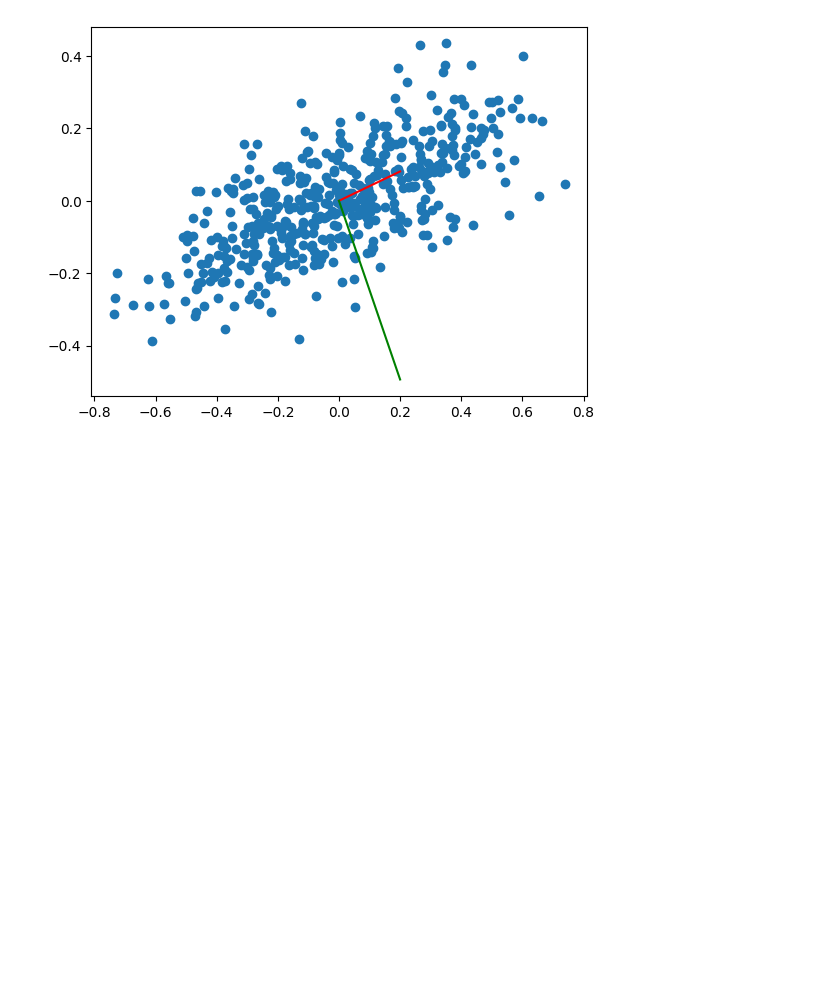
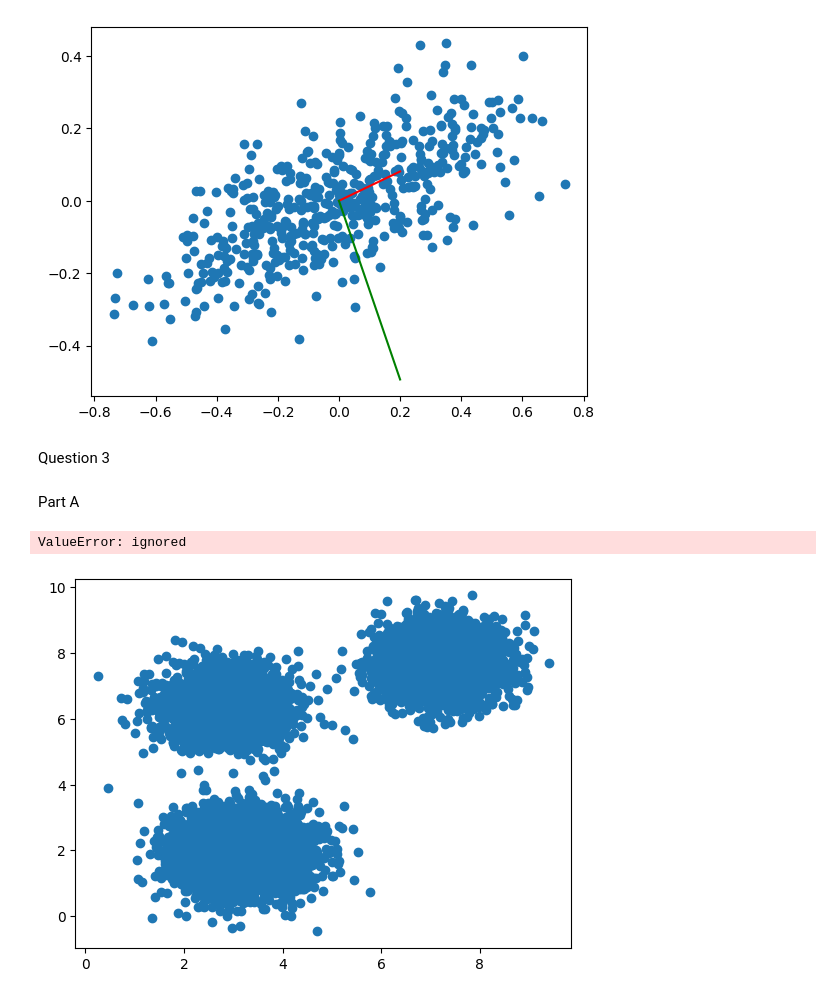
Before and after one commit to JGrant3101/ME4MachineLearning, a Jupyter notebook: Tutorial9.ipynb, the cells around one changed output. Saved outputs shown, nothing was run; the diff lists cells and outputs as text; code cells hidden in the pictures; blank space fills up the shorter version.

```diff
--- a/Tutorial9.ipynb
+++ b/Tutorial9.ipynb
@@ -122,3 +122,30 @@ print(angle)
 # %% [output]
 22.063001935333475
 [figure]
+# %% [markdown]
+Question 3
+# %% [markdown]
+Part A
+# %%
+# Firstly want to import the dataset
+dataset1 = pandas.read_csv('/content/volts.csv')
+# Assigning data
+x1 = np.array(dataset1['x1'][:])
+x2 = np.array(dataset1['x2'][:])
+y1 = np.array(dataset1['y1'][:])
+y2 = np.array(dataset1['y2'][:])
+
+# Plotting the y values
+figcw1, axcw1 = plt.subplots()
+plt.scatter(y1, y2)
+
+# As can be seen from the plot the y data corresponds to 3 clusters of results, using a k means
+# cluster algorithm it should be possible to determine the centre of these cluster
+# Setting up a k means cluster algorithm
+km = KMeans(3)
+X[:, 0] = x1
+X[:,1] = x2
+predictions = km.fit_predict(X)
+# %% [output]
+ValueError: ignored
+[figure, added]
```
